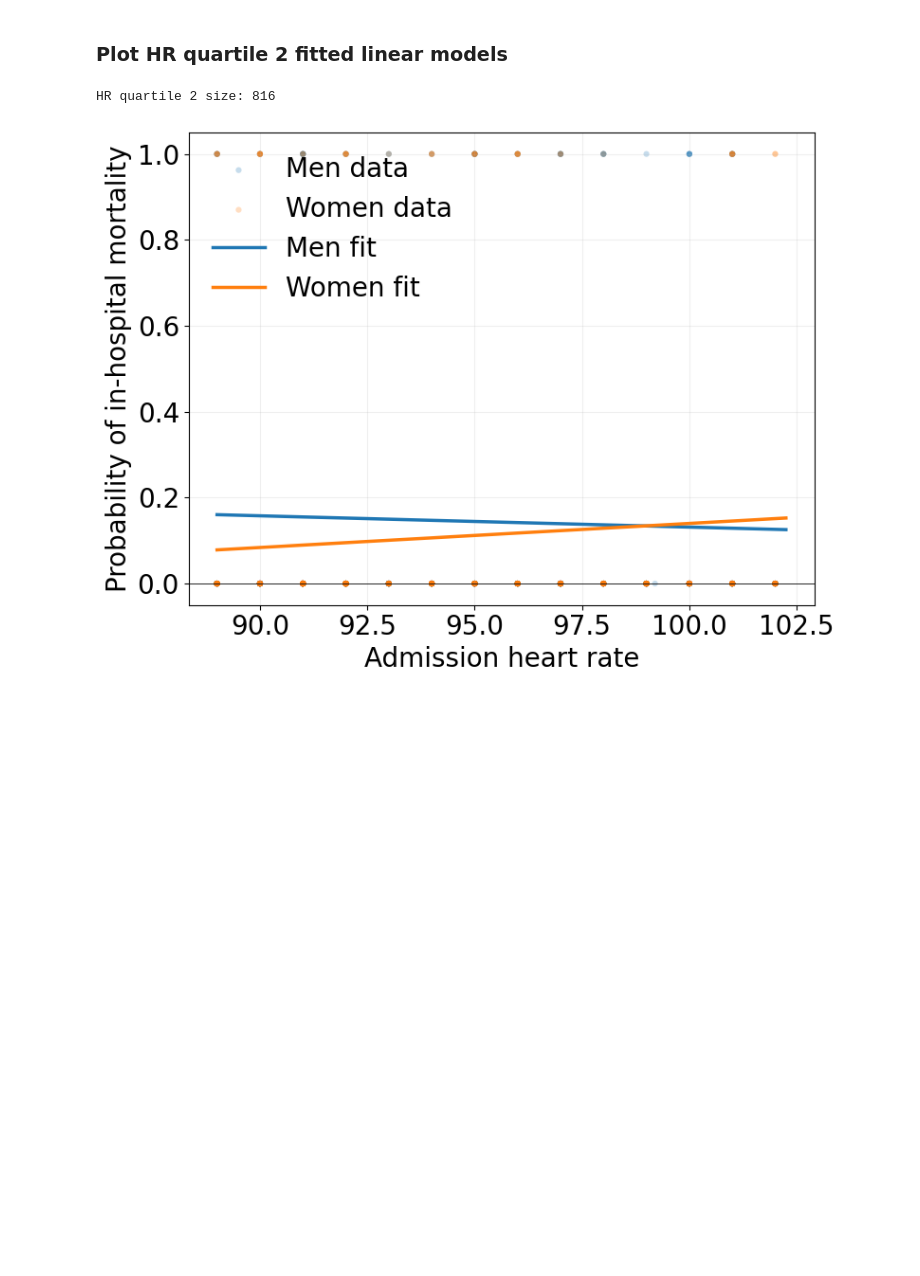
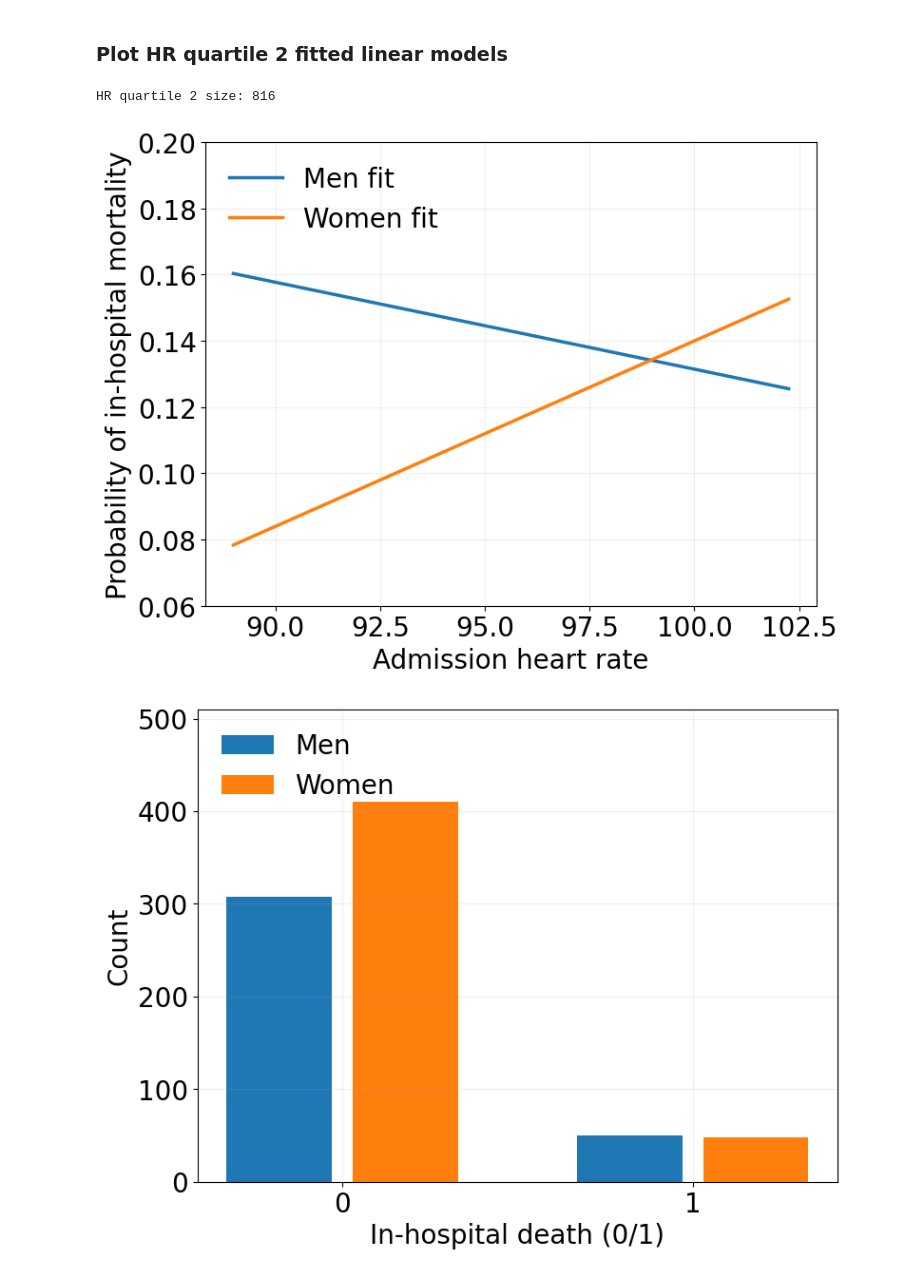
Before and after one commit to manuelquinteroc/OBD_AISTATS27, a Jupyter notebook: Kaggle_ICU_mortality/OB_bootstrap.ipynb, the cells around one changed output. Cells and saved outputs as stored; diff of their text form; code cells hidden in the pictures; blank space fills up the shorter version.

```diff
--- a/Kaggle_ICU_mortality/OB_bootstrap.ipynb
+++ b/Kaggle_ICU_mortality/OB_bootstrap.ipynb
@@ -730,44 +730,38 @@ def plot_hr_quartile2_lines(
     yhat_m = X_grid_m @ bm
     yhat_f = X_grid_f @ bf
 
-    # --- Match BMI–SBP style ---
     fig, ax = plt.subplots(figsize=(8, 6))
 
-    # Limits with padding (like BMI–SBP)
+    # Limits with padding (keep your x behavior)
     x_pad = 0.05 * (hr_max - hr_min) if hr_max > hr_min else 1.0
     x_min = hr_min - x_pad
     x_max = hr_max + x_pad
 
-    y_all = pd.concat([ym, yf], ignore_index=True).dropna().values
+    # --- Tight y limits to remove whitespace ---
     yhat_all = np.concatenate([np.asarray(yhat_m), np.asarray(yhat_f)])
-    y_min_raw = np.min(np.concatenate([y_all, yhat_all]))
-    y_max_raw = np.max(np.concatenate([y_all, yhat_all]))
+    y_lo, y_hi = float(np.min(yhat_all)), float(np.max(yhat_all))
+    y_pad = 0.05 * (y_hi - y_lo + 1e-9)
+    y_min = y_lo - y_pad
+    y_max = y_hi + y_pad
 
-    # small padding; keep a tiny bit below 0 for visual breathing room
-    y_min = min(-0.05, y_min_raw - 0.05 * (y_max_raw - y_min_raw + 1e-9))
-    y_max = max(0.35, y_max_raw + 0.05 * (y_max_raw - y_min_raw + 1e-9))
+    # Optional: clip to [0,1] since this is a probability plot
+    y_min = max(0.0, y_min)
+    y_max = min(1.0, y_max)
 
-    # Scatter points with transparency (same feel as BMI–SBP)
-    ax.scatter(men["HR"], ym, alpha=0.25, color=COLOR_MEN, s=20, edgecolor="none",
-               label="Men data")
-    ax.scatter(women["HR"], yf, alpha=0.25, color=COLOR_WOMEN, s=20, edgecolor="none",
-               label="Women data")
-
-    # Fitted lines (linewidth 2.5 like BMI–SBP)
+    # Fitted lines only
     ax.plot(hr_grid, yhat_m, color=COLOR_MEN, linewidth=2.5, label="Men fit")
     ax.plot(hr_grid, yhat_f, color=COLOR_WOMEN, linewidth=2.5, label="Women fit")
 
-    # Axis labels, ticks, grid, legend formatting
+    # Formatting (unchanged)
     ax.set_xlabel("Admission heart rate", fontsize=20)
     ax.set_ylabel("Probability of in-hospital mortality", fontsize=20)
     ax.set_xlim(x_min, x_max)
-    ax.set_ylim(y_min, y_max)
+    ax.set_ylim(0.06, 0.20)
 
     ax.grid(True, alpha=0.2)
     ax.legend(fontsize=20, loc="upper left", frameon=False)
     ax.tick_params(axis="both", which="major", labelsize=20)
 
-    ax.axhline(0, color="black", linewidth=0.6)
     plt.tight_layout()
 
     if savepath is not None:
@@ -778,9 +815,15 @@ def plot_hr_quartile2_lines(
 # %%
 plot_hr_quartile2_lines(
     df_clean=df_clean,
     x_cols=x_cols,
     savepath="Figures/hr_quartile2_mortality_lines.pdf"
 )
+
+plot_hr_quartile2_y_hist(
+    df_clean=df_clean,
+    savepath="Figures/hr_quartile2_mortality_y_hist.pdf"
+)
 # %% [output]
 HR quartile 2 size: 816
-[figure, old version]
+[figure, new version]
+[figure, added]
```
Also changed, not shown: parts of 2 cells of this notebook, 13 other files.
